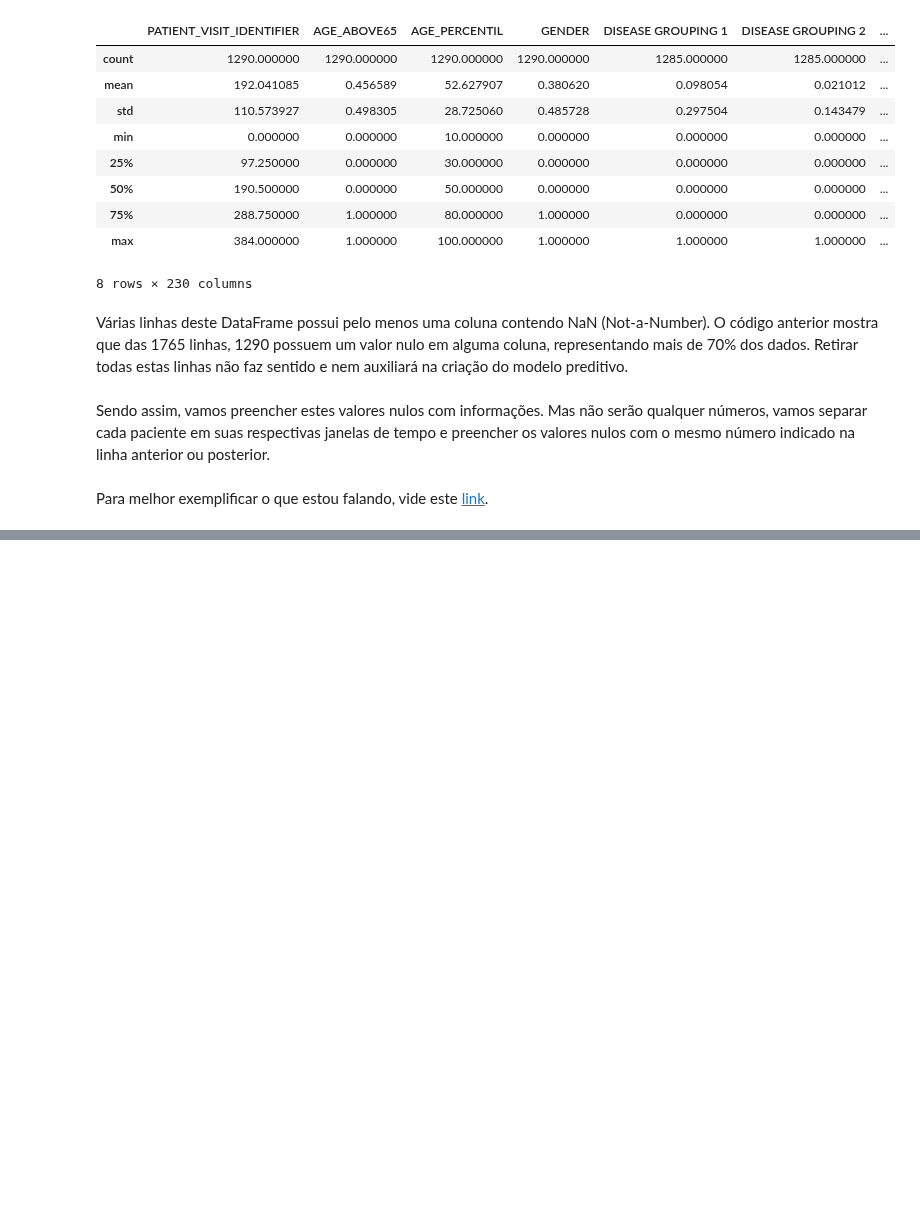
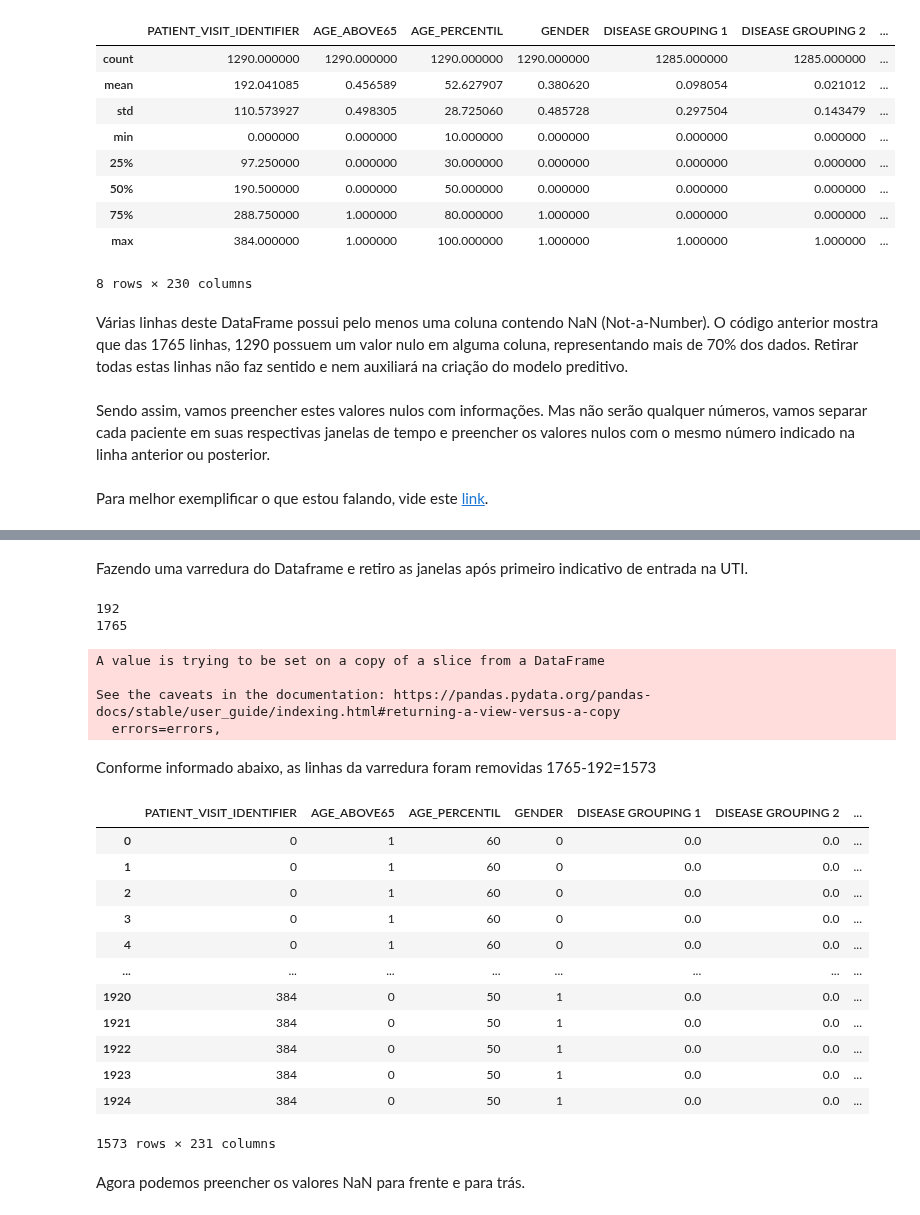
Before and after one commit to VitorFRodrigues/Data-Science-Bootcamp, a Jupyter notebook: Proj05_final/Notebook/Bootcamp_Proj_05.ipynb, the cells around one changed output, grey strips where cells are left out. Cells and saved outputs as stored; diff of their text form; code cells hidden in the pictures; blank space fills up the shorter version.

```diff
--- a/Proj05_final/Notebook/Bootcamp_Proj_05.ipynb
+++ b/Proj05_final/Notebook/Bootcamp_Proj_05.ipynb
@@ -235,0 +263,45 @@ Sendo assim, vamos preencher estes valores nulos com informações. Mas não ser
+# %% [markdown]
+Fazendo uma varredura do Dataframe e retiro as janelas após primeiro indicativo de entrada na UTI.
+# %%
+varredura = dados_limpos.reset_index()
+linhas_a_remover = []
+aux = 0
+for i in range(0, len(varredura), 5):
+  for j in range(0,5):
+    aux += varredura['ICU'][i+j]
+    if aux > 1:
+      linhas_a_remover.append(i+j)
+  aux = 0
+# %%
+print(len(linhas_a_remover))
+print(len(dados_limpos))
+# %% [output]
+192
+1765
+# %%
+dados_limpos.drop(dados_limpos.index[[linhas_a_remover]], inplace=True)
+# %% [output]
+A value is trying to be set on a copy of a slice from a DataFrame
+
+See the caveats in the documentation: https://pandas.pydata.org/pandas-docs/stable/user_guide/indexing.html#returning-a-view-versus-a-copy
+  errors=errors,
+# %% [markdown]
+Conforme informado abaixo, as linhas da varredura foram removidas 1765-192=1573
+# %%
+dados_limpos
+# %% [output]
+|  | PATIENT_VISIT_IDENTIFIER | AGE_ABOVE65 | AGE_PERCENTIL | GENDER | DISEASE GROUPING 1 | DISEASE GROUPING 2 | ... |
+| 0 | 0 | 1 | 60 | 0 | 0.0 | 0.0 | ... |
+| 1 | 0 | 1 | 60 | 0 | 0.0 | 0.0 | ... |
+| 2 | 0 | 1 | 60 | 0 | 0.0 | 0.0 | ... |
+| 3 | 0 | 1 | 60 | 0 | 0.0 | 0.0 | ... |
+| 4 | 0 | 1 | 60 | 0 | 0.0 | 0.0 | ... |
+| ... | ... | ... | ... | ... | ... | ... | ... |
+| 1920 | 384 | 0 | 50 | 1 | 0.0 | 0.0 | ... |
+| 1921 | 384 | 0 | 50 | 1 | 0.0 | 0.0 | ... |
+| 1922 | 384 | 0 | 50 | 1 | 0.0 | 0.0 | ... |
+| 1923 | 384 | 0 | 50 | 1 | 0.0 | 0.0 | ... |
+| 1924 | 384 | 0 | 50 | 1 | 0.0 | 0.0 | ... |
+1573 rows × 231 columns
+# %% [markdown]
+Agora podemos preencher os valores NaN para frente e para trás.
```
Also changed, not shown: parts of 13 cells of this notebook.
